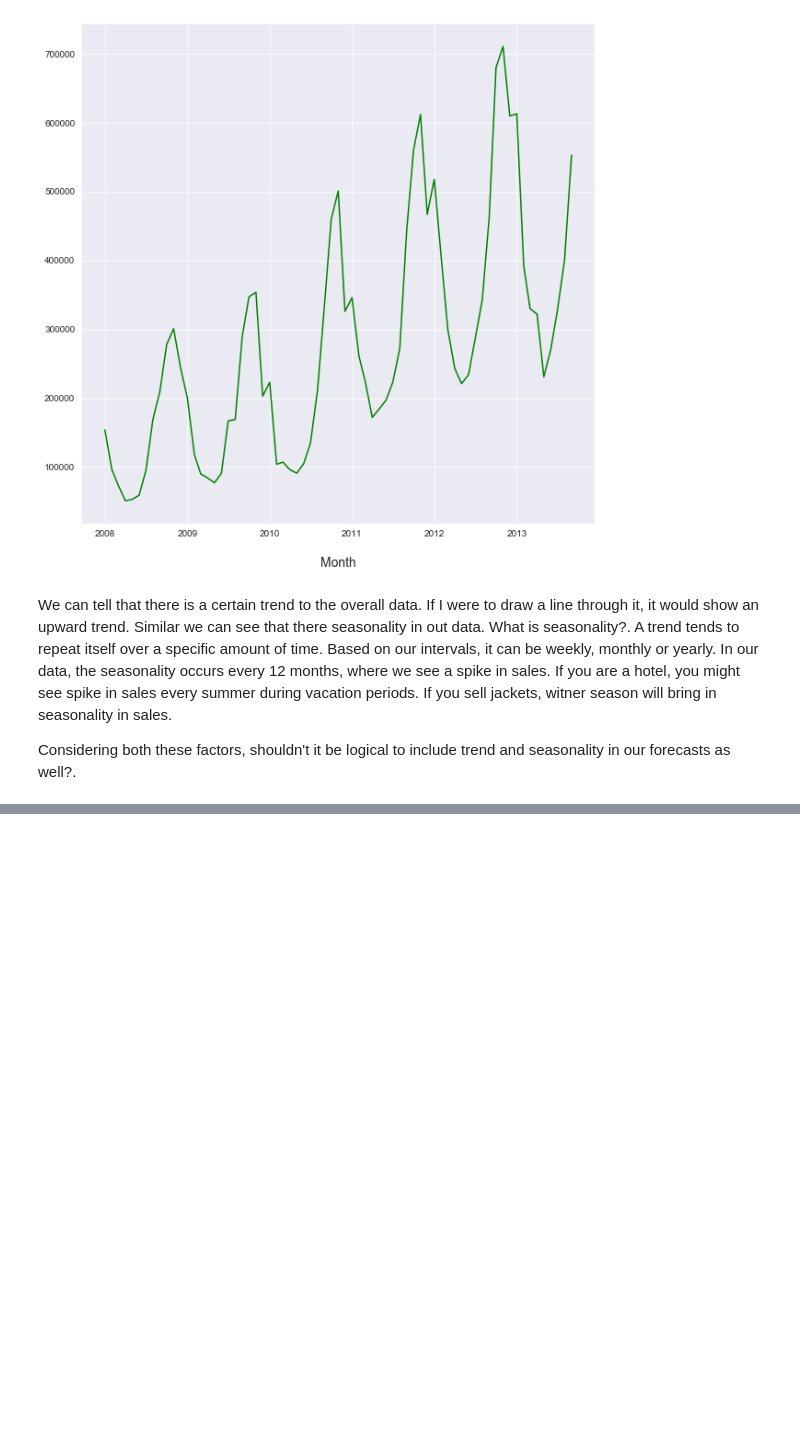
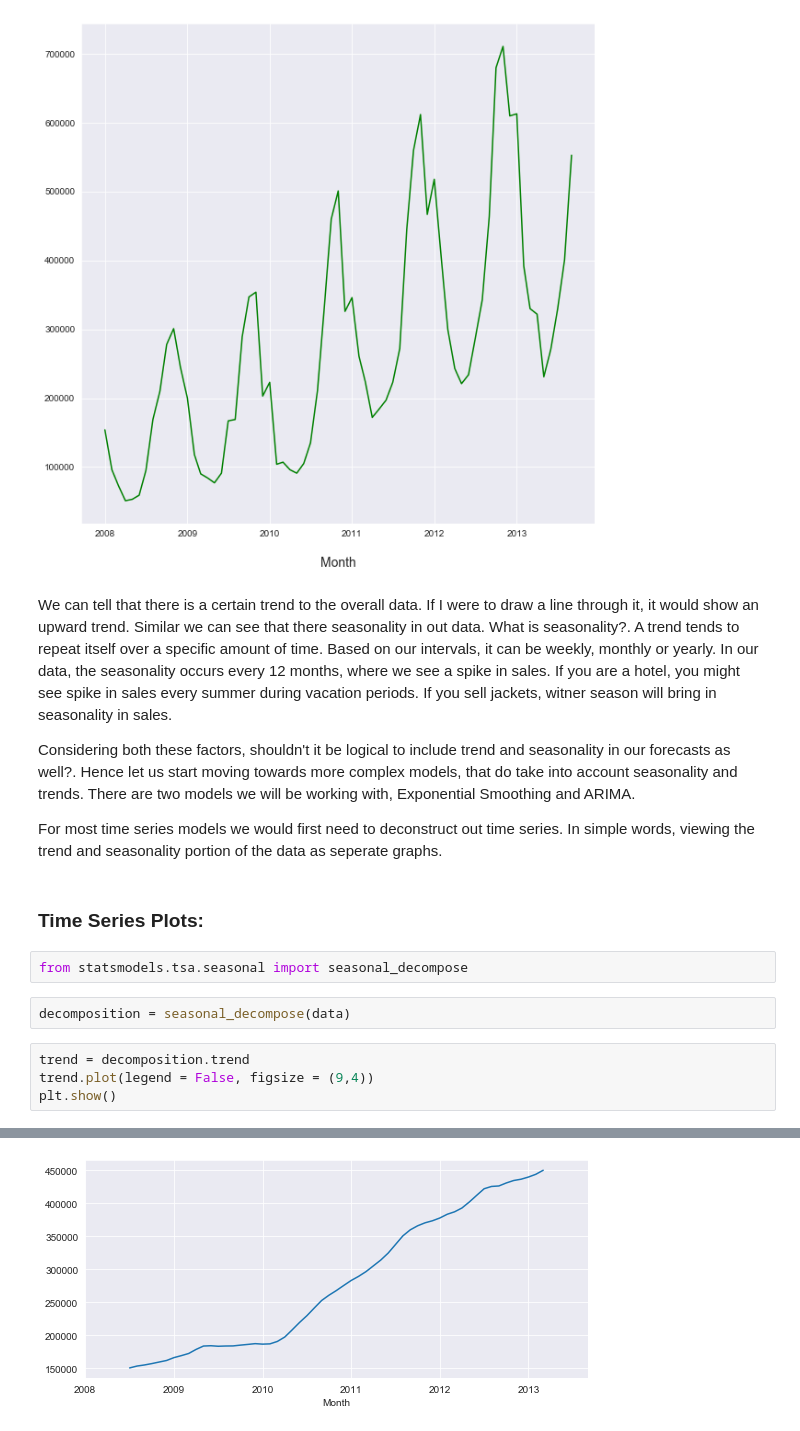
Before and after one commit to hamzajabbarr/time_series_forecasting_example, a Jupyter notebook: Time_series.ipynb, the cells around one changed output, grey strips where cells are left out. Cells and saved outputs as stored; diff of their text form; blank space fills up the shorter version.

Commit message:
Added the time series decomposition plots

```diff
--- a/Time_series.ipynb
+++ b/Time_series.ipynb
@@ -240,4 +240,17 @@ plt.show()
 # %% [markdown]
 We can tell that there is a certain trend to the overall data. If I were to draw a line through it, it would show an upward trend. Similar we can see that there seasonality in out data. What is seasonality?. A trend tends to repeat itself over a specific amount of time. Based on our intervals, it can be weekly, monthly or yearly. In our data, the seasonality occurs every 12 months, where we see a spike in sales. If you are a hotel, you might see spike in sales every summer during vacation periods. If you sell jackets, witner season will bring in seasonality in sales.
 
-Considering both these factors, shouldn't it be logical to include trend and seasonality in our forecasts as well?.
+Considering both these factors, shouldn't it be logical to include trend and seasonality in our forecasts as well?. Hence let us start moving towards more complex models, that do take into account seasonality and trends. There are two models we will be working with, Exponential Smoothing and ARIMA.
+
+For most time series models we would first need to deconstruct out time series. In simple words, viewing the trend and seasonality portion of the data as seperate graphs.
+# %% [markdown]
+### Time Series Plots:
+# %%
+from statsmodels.tsa.seasonal import seasonal_decompose
+# %%
+decomposition = seasonal_decompose(data)
+# %%
+trend = decomposition.trend
+trend.plot(legend = False, figsize = (9,4))
+plt.show()
+# %% [output]
@@ -243,0 +258 @@ Considering both these factors, shouldn't it be logical to include trend and sea
+[figure, added]
```
Also changed, not shown: parts of 3 cells of this notebook.
